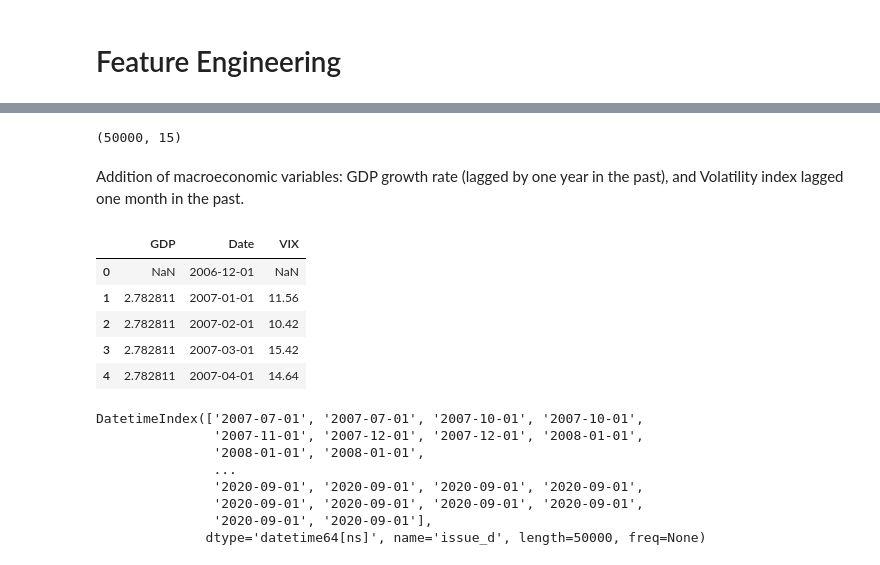
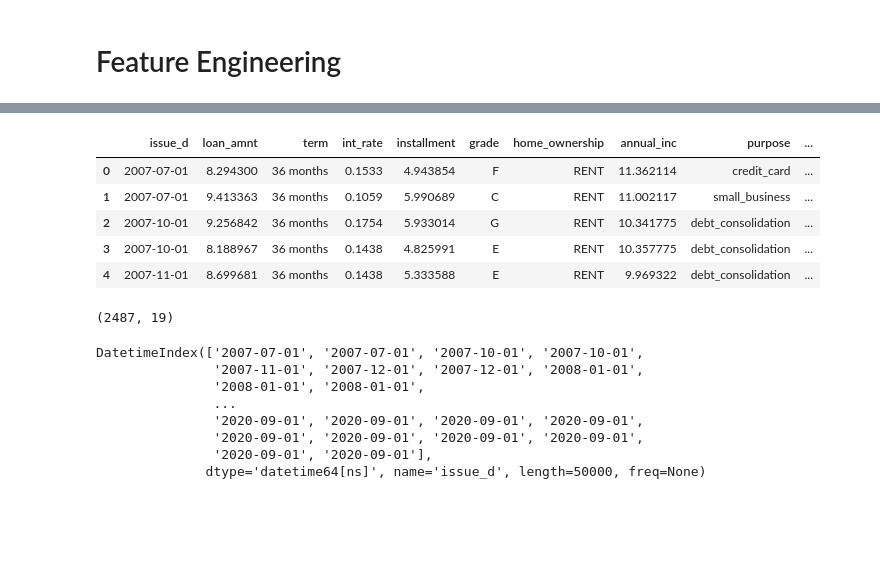
Before and after one commit to AleFax99/Automated_Portfolio_Management_for_P2P_Lending, a Jupyter notebook: PD_Prediction.ipynb, the cells around one changed output, grey strips where cells are left out. Cells and saved outputs as stored; diff of their text form; code cells hidden in the pictures; blank space fills up the shorter version.

```diff
--- a/PD_Prediction.ipynb
+++ b/PD_Prediction.ipynb
@@ -38,0 +45,13 @@ df.head()
+# %%
+# add macroeconomic variables
+# load macroeconomic data
+macro = pd.read_csv('../Data/Macro.csv')
+macro['Date'] = pd.to_datetime(macro['Date'], format='%Y-%m-%d')
+
+# merge macro data with loan data
+df = df.merge(macro, how='left', left_on='issue_d', right_on='Date')
+
+# drop Date column
+df.drop('Date', axis=1, inplace=True)
+
+df.shape
@@ -38,0 +77,13 @@ df.head()
+# %%
+# set the target variable as 1 if loan_status is 'Charged Off' or 'Default' or 'Does not meet the credit policy. Status:Charged Off'
+df['default'] = np.where((df['loan_status'] == 'Charged Off') |
+                        (df['loan_status'] == 'Default') |
+                        (df['loan_status'] == 'Does not meet the credit policy. Status:Charged Off'),
+                        1, # postive case
+                        0  # negative case
+                        )
+
+# drop loan_status column
+df.drop('loan_status', axis=1, inplace=True)
+
+df['default'].value_counts()
@@ -84,7 +143,7 @@ df['total_acc'] = df['total_acc'].astype('int')
 # %%
 # numeric features
 
-# replae lower or equal to 0 with NaN
+# replace lower or equal to 0 with NaN
 df.loc[df['loan_amnt'] <= 0, 'loan_amnt'] = np.nan
 df.loc[df['acc_now_delinq'] <= 0, 'acc_now_delinq'] = np.nan
 df.loc[df['annual_inc'] <= 0, 'annual_inc'] = np.nan
@@ -94,7 +153,7 @@ df.loc[df['dti'] <= 0, 'dti'] = np.nan
 df['annual_inc'] = np.log1p(df['annual_inc'])
 df['loan_amnt'] = np.log1p(df['loan_amnt'])
 df['installment'] = np.log1p(df['installment'])
-
+df['dti'] = np.log1p(df['dti'])
 
 # create account delinquency ratio
 df['acc_delinq_ratio'] = df['acc_now_delinq'] / df['total_acc']
@@ -136,18 +174,0 @@ Name: count, dtype: int64
-# %%
-df.shape
-# %% [output]
-(50000, 15)
-# %% [markdown]
-Addition of macroeconomic variables: GDP growth rate (lagged by one year in the past), and Volatility index lagged one month in the past.
-# %%
-# load macroeconomic data
-macro = pd.read_csv('../Data/Macro.csv')
-
-macro.head()
-# %% [output]
-|  | GDP | Date | VIX |
-| 0 | NaN | 2006-12-01 | NaN |
-| 1 | 2.782811 | 2007-01-01 | 11.56 |
-| 2 | 2.782811 | 2007-02-01 | 10.42 |
-| 3 | 2.782811 | 2007-03-01 | 15.42 |
-| 4 | 2.782811 | 2007-04-01 | 14.64 |
@@ -159 +175,27 @@ df.head()
+# %%
+# move issue_d to the first column
+cols = list(df.columns)
+cols.remove('issue_d')
+cols = ['issue_d'] + cols
+df = df[cols]
+
+# create a new column with the year of the issue date
+df['year'] = df['issue_d'].dt.year
+
+# create a new column with the month of the issue date
+df['month'] = df['issue_d'].dt.month
+
+df.head()
+# %% [output]
+|  | issue_d | loan_amnt | term | int_rate | installment | grade | home_ownership | annual_inc | purpose | ... |
+| 0 | 2007-07-01 | 8.294300 | 36 months | 0.1533 | 4.943854 | F | RENT | 11.362114 | credit_card | ... |
+| 1 | 2007-07-01 | 9.413363 | 36 months | 0.1059 | 5.990689 | C | RENT | 11.002117 | small_business | ... |
+| 2 | 2007-10-01 | 9.256842 | 36 months | 0.1754 | 5.933014 | G | RENT | 10.341775 | debt_consolidation | ... |
+| 3 | 2007-10-01 | 8.188967 | 36 months | 0.1438 | 4.825991 | E | RENT | 10.357775 | debt_consolidation | ... |
+| 4 | 2007-11-01 | 8.699681 | 36 months | 0.1438 | 5.333588 | E | RENT | 9.969322 | debt_consolidation | ... |
+# %%
+# find observations where the year is 2020
+df.loc[df['year'] == 2020].shape
+# %% [output]
+(2487, 19)
 # %%
```
Also changed, not shown: parts of 29 cells of this notebook.
